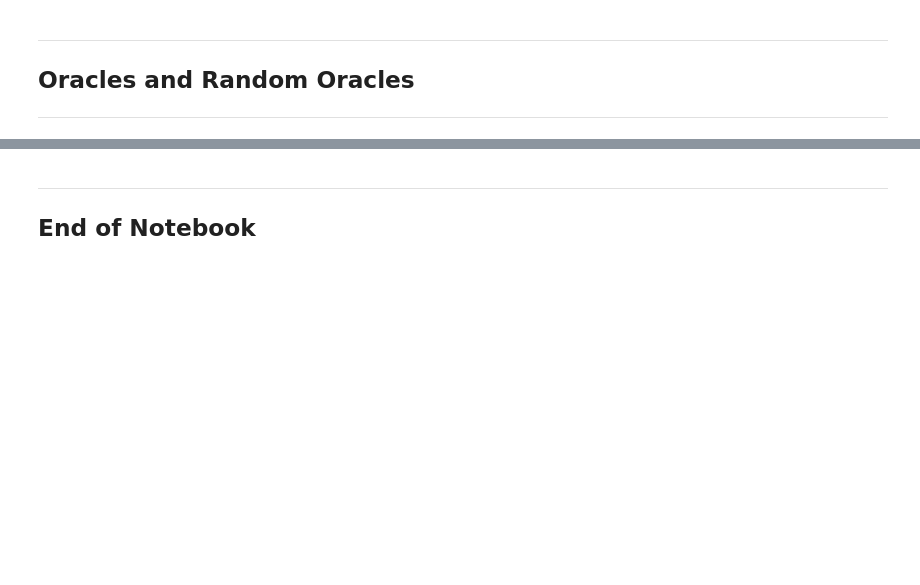
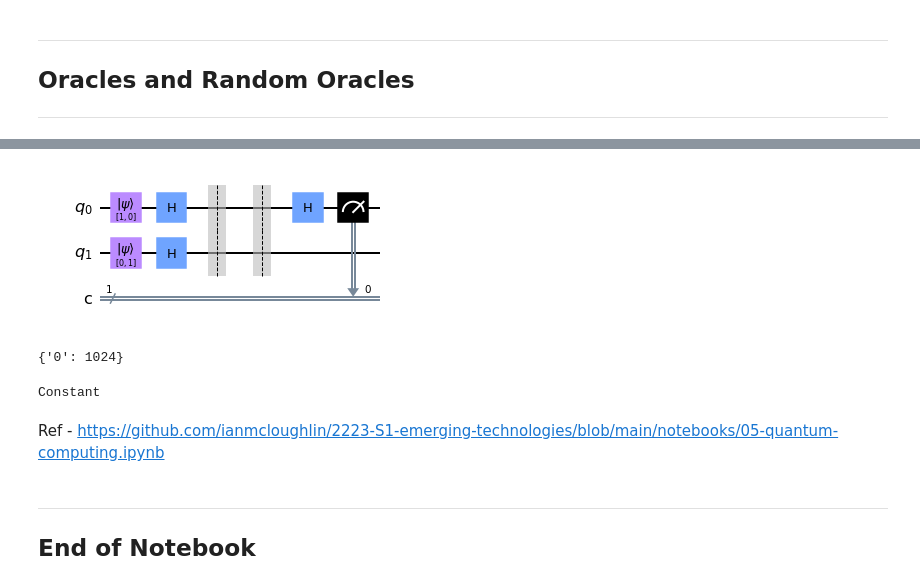
Before and after one commit to DylanMorr/Emerging-Technology-Assessment, a Jupyter notebook: content/Main-Notebooks/quantum-computing.ipynb, the cells around one changed output, grey strips where cells are left out. Cells and saved outputs as stored; diff of their text form; code cells hidden in the pictures; blank space fills up the shorter version.

```diff
--- a/content/Main-Notebooks/quantum-computing.ipynb
+++ b/content/Main-Notebooks/quantum-computing.ipynb
@@ -255,3 +321,30 @@ Ref - https://github.com/ianmcloughlin/2223-S1-emerging-technologies/blob/main/n
+# %%
+oracles = [f1, f2, f3, f4]
+
+oracle = random.choice(oracles)
+# %%
+circuit = top + oracle + end
+
+circuit.draw(output='mpl')
+# %% [output]
+[figure, added]
+# %%
+sim = qiskit.Aer.get_backend('aer_simulator')
+
+result = sim.run(circuit).result().get_counts()
+
+print(result)
+# %% [output]
+{'0': 1024}
+# %%
+if '1' in result:
+    print('Balanced')
+else:
+    print('Constant')
+# %% [output]
+Constant
+# %% [markdown]
+Ref -  https://github.com/ianmcloughlin/2223-S1-emerging-technologies/blob/main/notebooks/05-quantum-computing.ipynb
 # %% [markdown]
 ***
 
```
Also changed, not shown: parts of 17 cells of this notebook.
